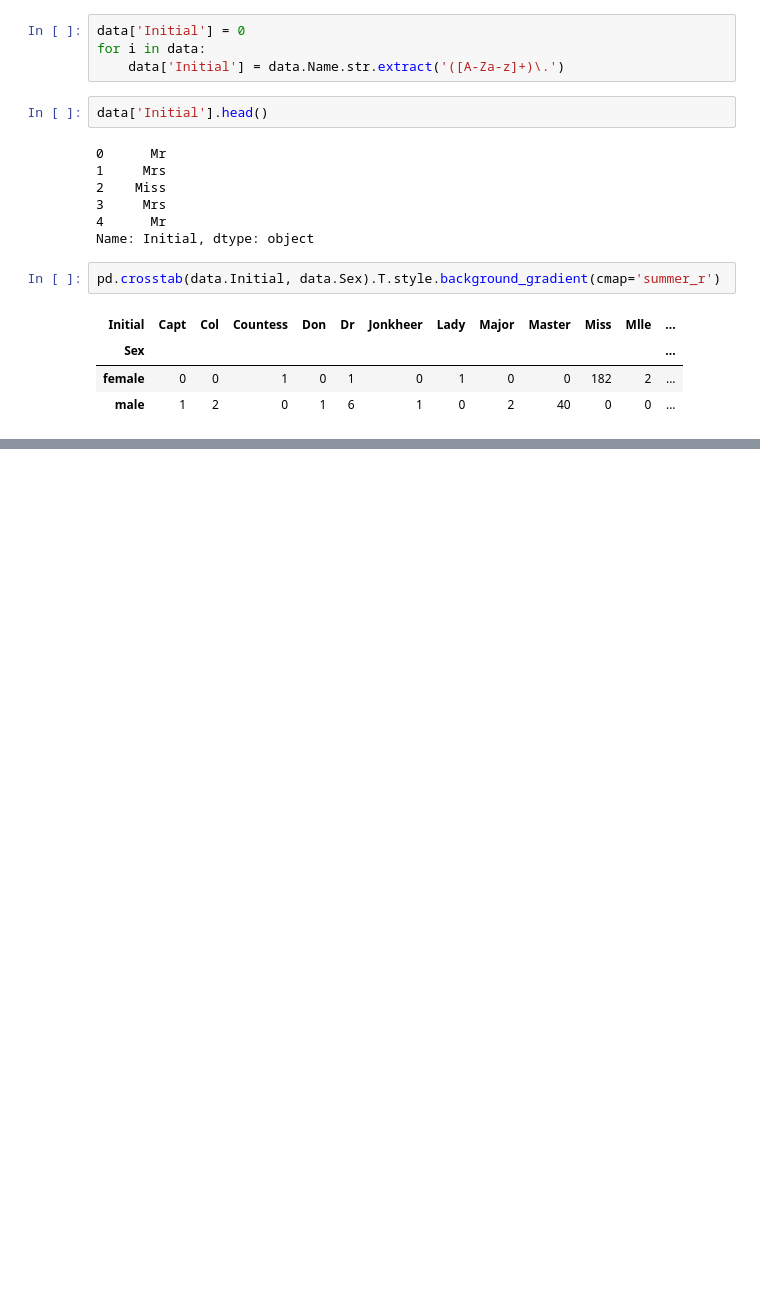
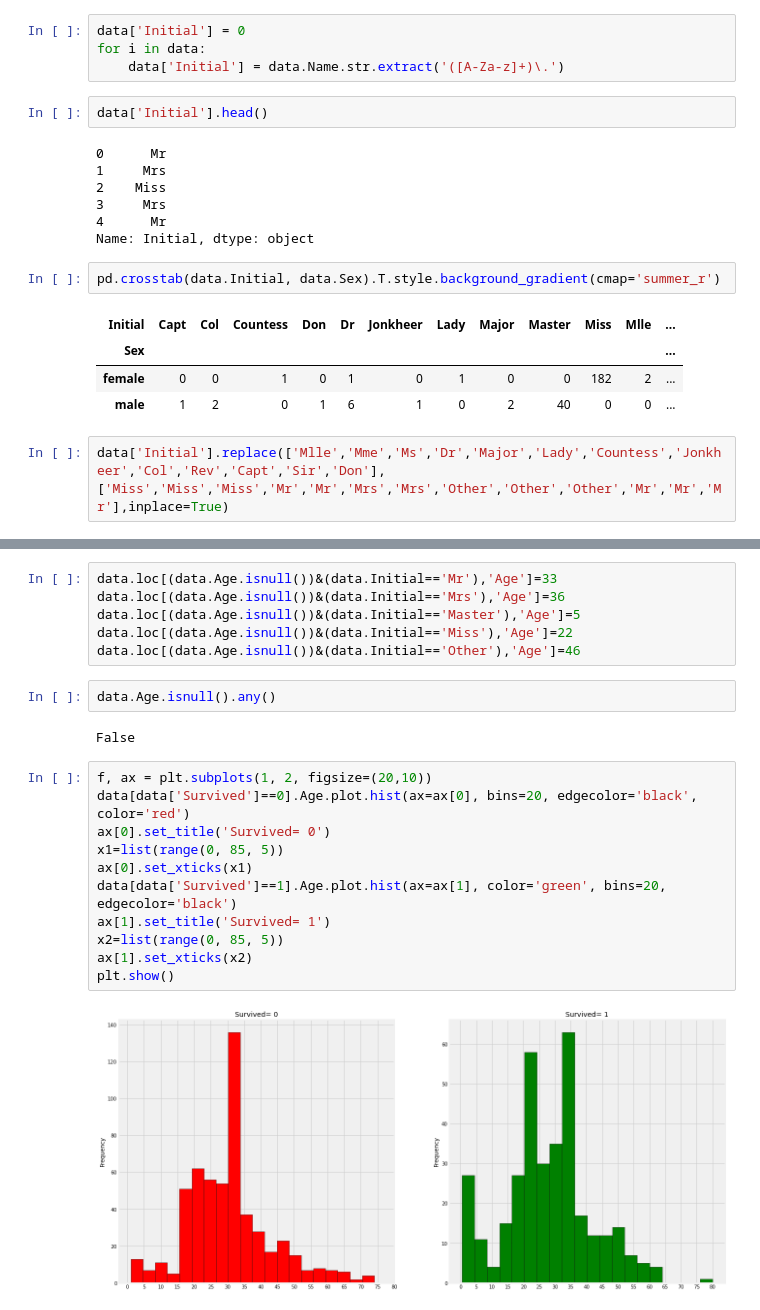
Before and after one commit to caputdraconis050630/DataAnalysis, a Jupyter notebook: ML/titanic/DieTanic copy.ipynb, the cells around one changed output, grey strips where cells are left out. Cells and saved outputs as stored; diff of their text form; blank space fills up the shorter version.

```diff
--- a/ML/titanic/DieTanic copy.ipynb
+++ b/ML/titanic/DieTanic copy.ipynb
@@ -127,4 +127,6 @@ pd.crosstab(data.Initial, data.Sex).T.style.background_gradient(cmap='summer_r')
 | Sex |  |  |  |  |  |  |  |  |  |  |  | ... |
 | female | 0 | 0 | 1 | 0 | 1 | 0 | 1 | 0 | 0 | 182 | 2 | ... |
 | male | 1 | 2 | 0 | 1 | 6 | 1 | 0 | 2 | 40 | 0 | 0 | ... |
+# %%
+data['Initial'].replace(['Mlle','Mme','Ms','Dr','Major','Lady','Countess','Jonkheer','Col','Rev','Capt','Sir','Don'],['Miss','Miss','Miss','Mr','Mr','Mrs','Mrs','Other','Other','Other','Mr','Mr','Mr'],inplace=True)
 # %%
@@ -131,0 +142,23 @@ data['Initial'].replace
+# %%
+data.loc[(data.Age.isnull())&(data.Initial=='Mr'),'Age']=33
+data.loc[(data.Age.isnull())&(data.Initial=='Mrs'),'Age']=36
+data.loc[(data.Age.isnull())&(data.Initial=='Master'),'Age']=5
+data.loc[(data.Age.isnull())&(data.Initial=='Miss'),'Age']=22
+data.loc[(data.Age.isnull())&(data.Initial=='Other'),'Age']=46
+# %%
+data.Age.isnull().any()
+# %% [output]
+False
+# %%
+f, ax = plt.subplots(1, 2, figsize=(20,10))
+data[data['Survived']==0].Age.plot.hist(ax=ax[0], bins=20, edgecolor='black', color='red')
+ax[0].set_title('Survived= 0')
+x1=list(range(0, 85, 5))
+ax[0].set_xticks(x1)
+data[data['Survived']==1].Age.plot.hist(ax=ax[1], color='green', bins=20, edgecolor='black')
+ax[1].set_title('Survived= 1')
+x2=list(range(0, 85, 5))
+ax[1].set_xticks(x2)
+plt.show()
+# %% [output]
+[figure, added]
```
Also changed, not shown: parts of 1 cell of this notebook.
